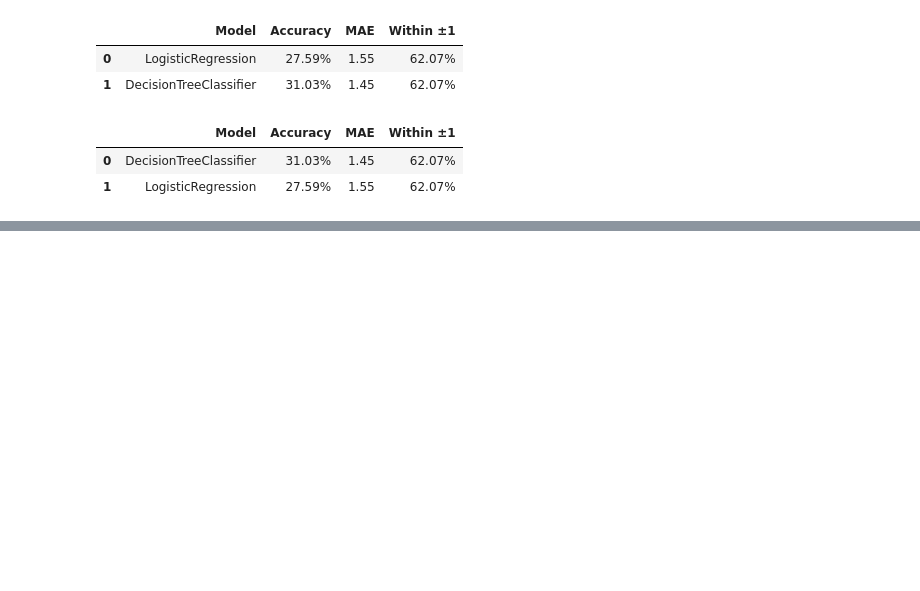
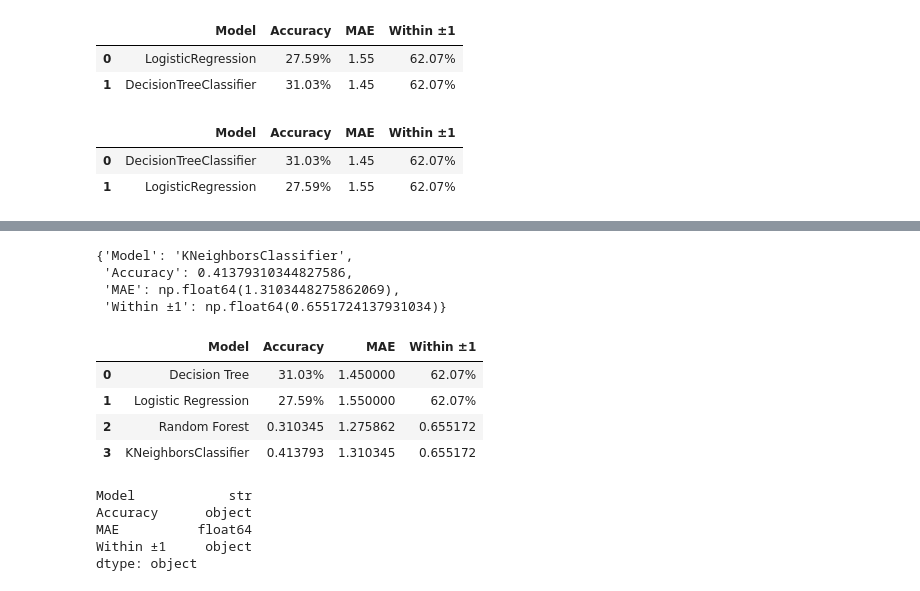
Before and after one commit to P0RUS/Hermes, a Jupyter notebook: notebooks/analysis.ipynb, the cells around one changed output, grey strips where cells are left out. Saved outputs shown, nothing was run; the diff lists cells and outputs as text; code cells hidden in the pictures; blank space fills up the shorter version.

```diff
--- a/notebooks/analysis.ipynb
+++ b/notebooks/analysis.ipynb
@@ -505,0 +486,15 @@ benchmark
+# %%
+random_forest = RandomForestClassifier(
+    n_estimators=100,
+    random_state=42
+)
+
+rf_results = evaluate_model(
+    random_forest,
+    X_train,
+    X_test,
+    y_train,
+    y_test
+)
+
+rf_results
@@ -505,0 +551,36 @@ benchmark
+# %%
+knn = KNeighborsClassifier(
+    n_neighbors=5
+)
+
+knn_results = evaluate_model(
+    knn,
+    X_train,
+    X_test,
+    y_train,
+    y_test
+)
+
+knn_results
+# %% [output]
+{'Model': 'KNeighborsClassifier',
+ 'Accuracy': 0.41379310344827586,
+ 'MAE': np.float64(1.3103448275862069),
+ 'Within ±1': np.float64(0.6551724137931034)}
+# %%
+benchmark.loc[len(benchmark)] = knn_results
+benchmark
+# %% [output]
+|  | Model | Accuracy | MAE | Within ±1 |
+| 0 | Decision Tree | 31.03% | 1.450000 | 62.07% |
+| 1 | Logistic Regression | 27.59% | 1.550000 | 62.07% |
+| 2 | Random Forest | 0.310345 | 1.275862 | 0.655172 |
+| 3 | KNeighborsClassifier | 0.413793 | 1.310345 | 0.655172 |
+# %%
+benchmark.dtypes
+# %% [output]
+Model            str
+Accuracy      object
+MAE          float64
+Within ±1     object
+dtype: object
```
Also changed, not shown: parts of 15 cells of this notebook, 5 other files.
